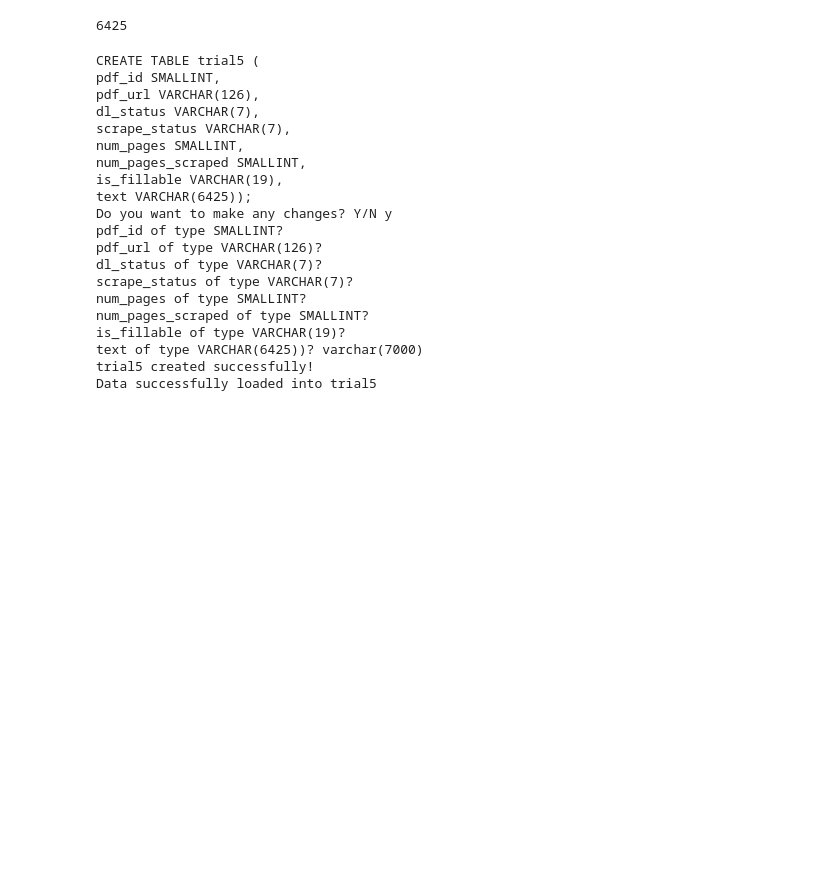
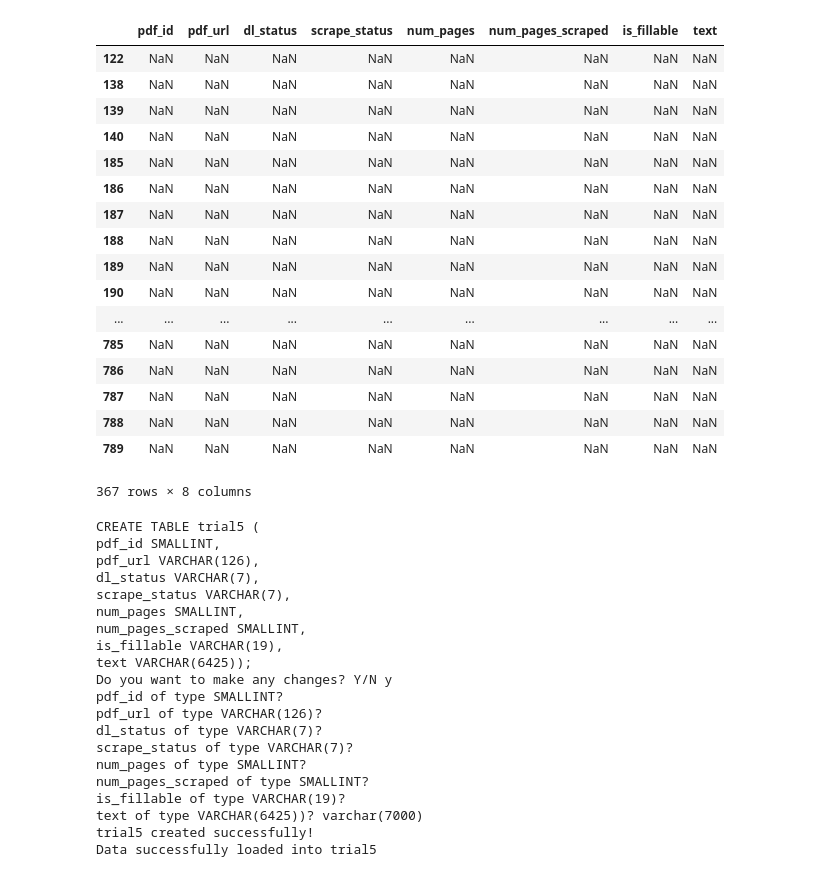
Before and after one commit to CityBaseInc/pdfscrape, a Jupyter notebook: notebooks/PDF Scrape Pipeline.ipynb, the cells around one changed output. Drawn from its saved outputs; the diff is of its cells as text; code cells hidden in the pictures; blank space fills up the shorter version.

```diff
--- a/notebooks/PDF Scrape Pipeline.ipynb
+++ b/notebooks/PDF Scrape Pipeline.ipynb
@@ -39,8 +57,25 @@ https://www.cityofchicago.org/content/dam/city/depts/dhr/supp_info/Internships/U
 # %%
-d = pd.read_csv('./data/scrapes/pdf_scrape_4_27_13_36.csv', sep='`', encoding='iso-8859-1')
-len(d.iloc[2].text)
+d = pd.read_csv('./data/scrapes/pdf_scrape_4_30_12_22.csv', sep='`', encoding='iso-8859-1')
+d[d['pdf_id'].isnull()]
 # %% [output]
+|  | pdf_id | pdf_url | dl_status | scrape_status | num_pages | num_pages_scraped | is_fillable | text |
+| 122 | NaN | NaN | NaN | NaN | NaN | NaN | NaN | NaN |
+| 138 | NaN | NaN | NaN | NaN | NaN | NaN | NaN | NaN |
+| 139 | NaN | NaN | NaN | NaN | NaN | NaN | NaN | NaN |
+| 140 | NaN | NaN | NaN | NaN | NaN | NaN | NaN | NaN |
+| 185 | NaN | NaN | NaN | NaN | NaN | NaN | NaN | NaN |
+| 186 | NaN | NaN | NaN | NaN | NaN | NaN | NaN | NaN |
+| 187 | NaN | NaN | NaN | NaN | NaN | NaN | NaN | NaN |
+| 188 | NaN | NaN | NaN | NaN | NaN | NaN | NaN | NaN |
+| 189 | NaN | NaN | NaN | NaN | NaN | NaN | NaN | NaN |
+| 190 | NaN | NaN | NaN | NaN | NaN | NaN | NaN | NaN |
+| ... | ... | ... | ... | ... | ... | ... | ... | ... |
+| 785 | NaN | NaN | NaN | NaN | NaN | NaN | NaN | NaN |
+| 786 | NaN | NaN | NaN | NaN | NaN | NaN | NaN | NaN |
+| 787 | NaN | NaN | NaN | NaN | NaN | NaN | NaN | NaN |
+| 788 | NaN | NaN | NaN | NaN | NaN | NaN | NaN | NaN |
+| 789 | NaN | NaN | NaN | NaN | NaN | NaN | NaN | NaN |
-6425
+367 rows × 8 columns
 # %%
 p.load_in_db('trial5')
 # %% [output]
```
Also changed, not shown: parts of 5 cells of this notebook.
